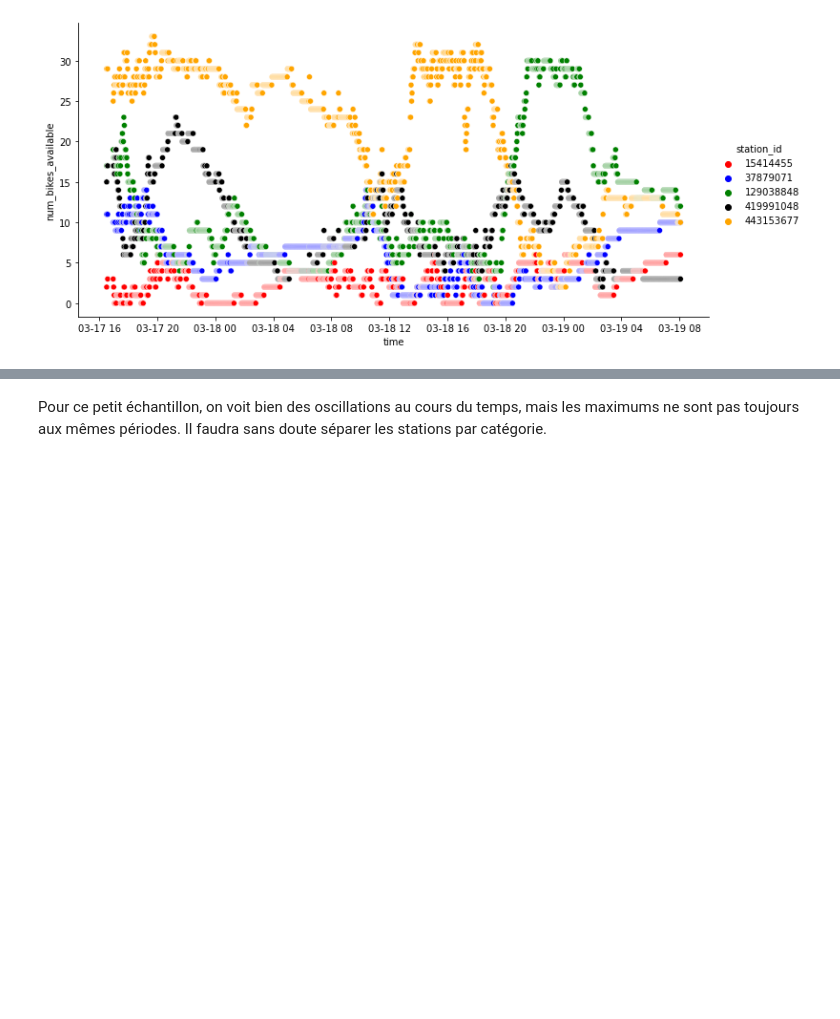
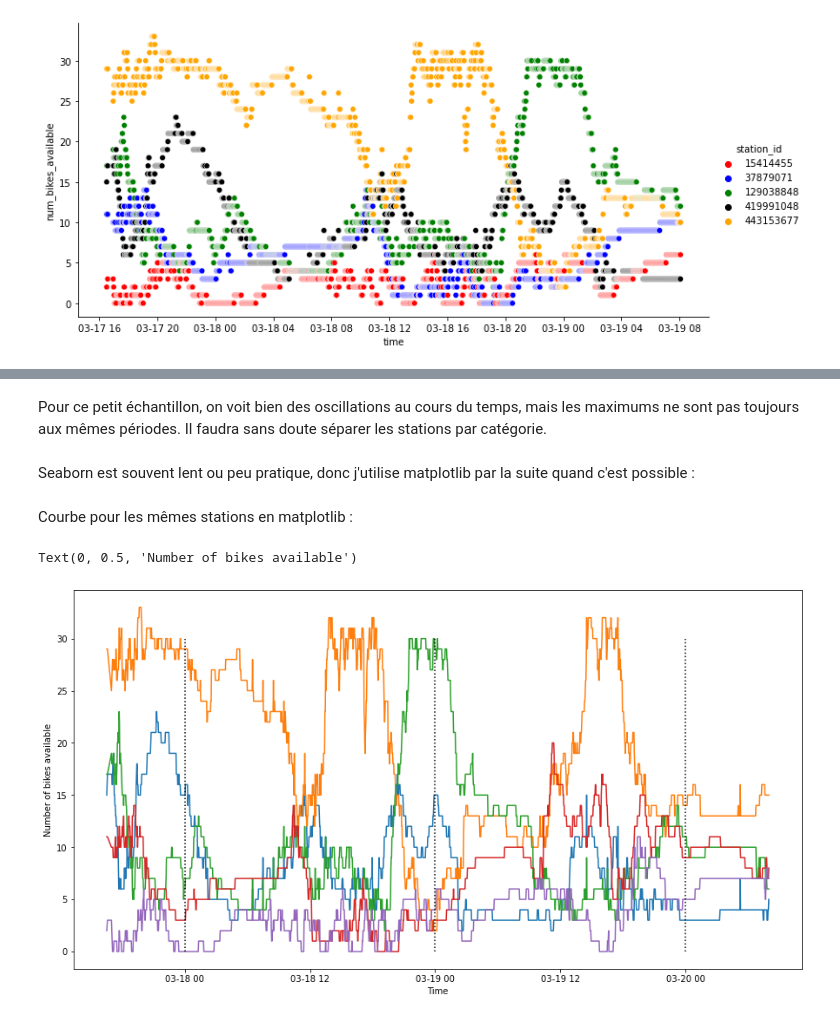
Before and after one commit to OFloyd/formation_greta, a Jupyter notebook: projet/premiere_analyse.ipynb, the cells around one changed output, grey strips where cells are left out. Saved outputs shown, nothing was run; the diff lists cells and outputs as text; code cells hidden in the pictures; blank space fills up the shorter version.

```diff
--- a/projet/premiere_analyse.ipynb
+++ b/projet/premiere_analyse.ipynb
@@ -82,7 +84,7 @@ def read_data(path_file: str) -> object:
 # %%
 # Fonction pour construire le dataframe à partir de tous les fichiers dans le répertoire data_rep
 data_rep='F:/work/download/'
-def build_df(data_rep=data_rep) -> object:
+def build_df(data_rep: str = data_rep) -> object:
     #Read the list of files in data_rep:
     list_files=glob(data_rep+'stations_status*.json')
     list_files=list_files
@@ -140,9 +152,11 @@ df[df['station_id'] == 36255]
 # sns.lineplot(data=df, x='time', y='num_bikes_available', hue='station_id')
 #trop lent: je réduis le nombre de stations observées
 # %%
-import random
+
 station_list=list(data_info.station_id)
-station_red=random.sample(station_list,5)
+# station_red=random.sample(station_list,5)
+# print(station_red)
+station_red=[419991048, 443153677, 129038848, 37879071, 15414455]
 df_red=df[df['station_id'].isin(station_red)]
 # %%
 #à noter : lineplot est très lent, et ne renvoie rien même après quelques minutes, mais relplot est quasi instantanné
@@ -159,2 +169,2 @@ print(station_red)
-# %% [markdown]
-Pour ce petit échantillon, on voit bien des oscillations au cours du temps, mais les maximums ne sont pas toujours aux mêmes périodes. Il faudra sans doute séparer les stations par catégorie.
+# %% [markdown]
+Pour ce petit échantillon, on voit bien des oscillations au cours du temps, mais les maximums ne sont pas toujours aux mêmes périodes. Il faudra sans doute séparer les stations par catégorie.
@@ -160,0 +173,17 @@ Pour ce petit échantillon, on voit bien des oscillations au cours du temps, mai
+# %% [markdown]
+Seaborn est souvent lent ou peu pratique, donc j'utilise matplotlib par la suite quand c'est possible :
+# %% [markdown]
+Courbe pour les mêmes stations en matplotlib :
+# %%
+plt.figure(figsize=(15,8))
+for i in range(len(station_red)):
+               plt.plot('time', 'num_bikes_available', data=df_red[ df_red['station_id'] == station_red[i]])
+
+plt.plot([datetime.datetime(2023,3,18),datetime.datetime(2023,3,18)], [0,30], color='black', linestyle='dotted')
+plt.plot([datetime.datetime(2023,3,19),datetime.datetime(2023,3,19)], [0,30], color='black', linestyle='dotted')
+plt.plot([datetime.datetime(2023,3,20),datetime.datetime(2023,3,20)], [0,30], color='black', linestyle='dotted')
+plt.xlabel('Time')
+plt.ylabel('Number of bikes available')
+# %% [output]
+Text(0, 0.5, 'Number of bikes available')
+[figure, added]
```
Also changed, not shown: parts of 16 cells of this notebook.
